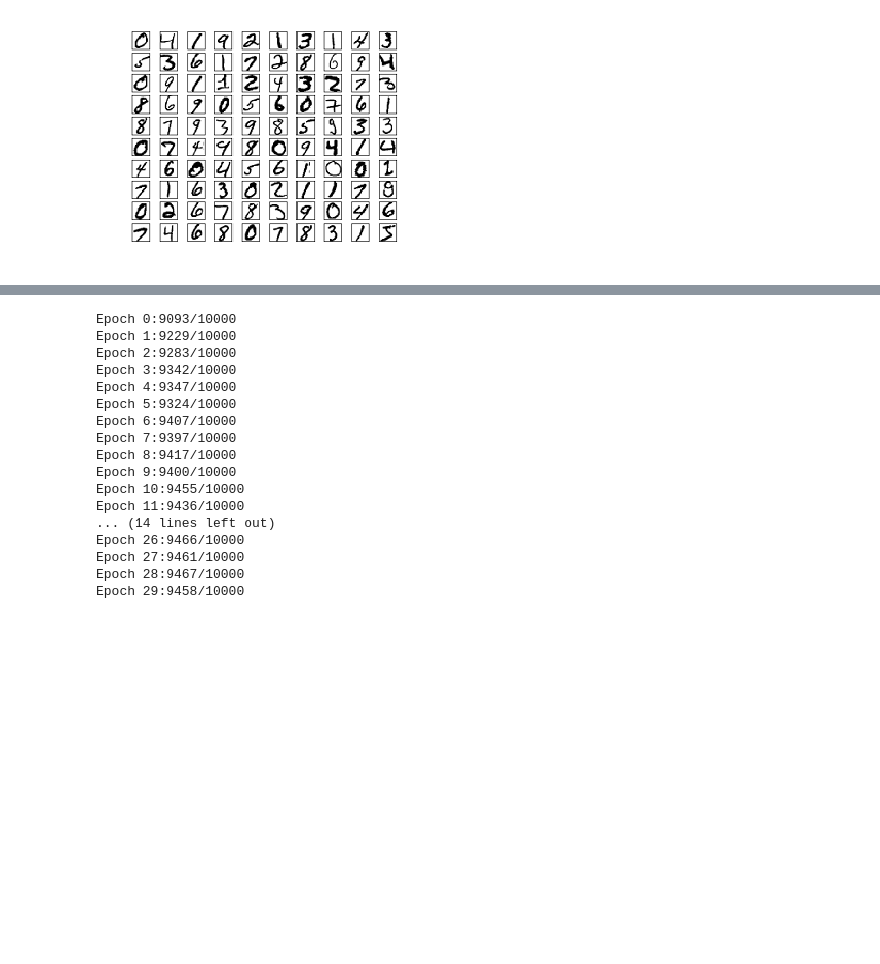
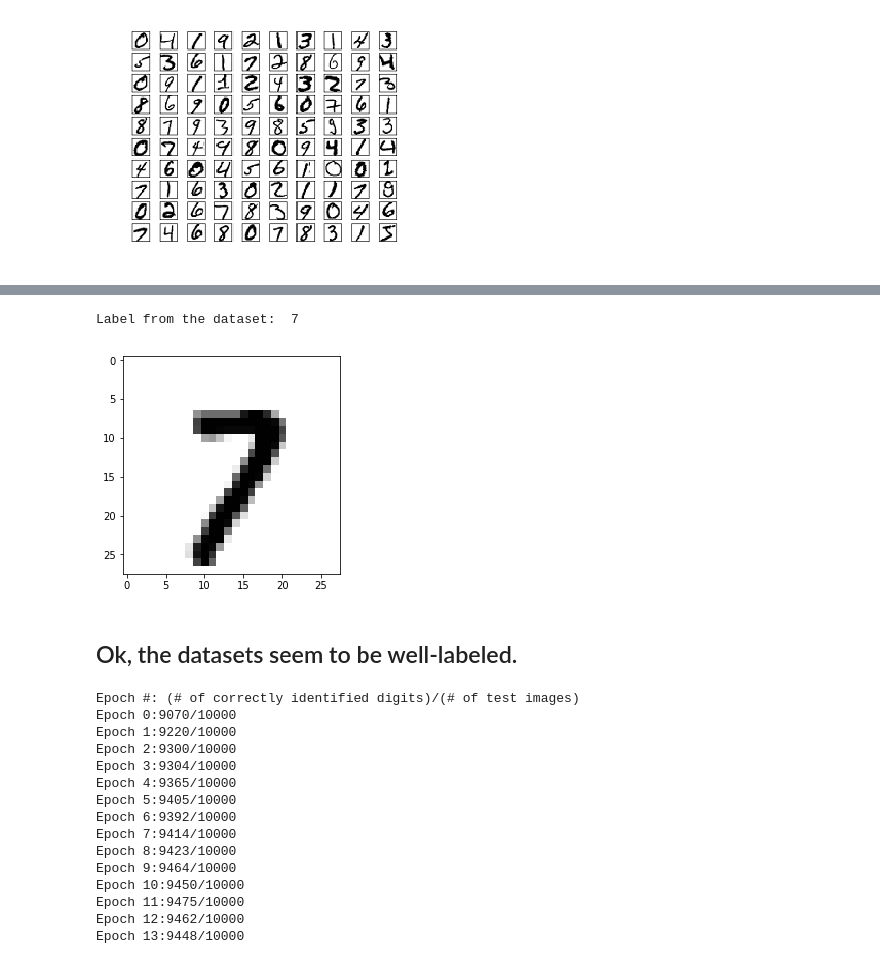
Before and after one commit to kvenkman/mnist_demo, a Jupyter notebook: DL_NN Chapter 1.ipynb, the cells around one changed output, grey strips where cells are left out. Drawn from its saved outputs; the diff is of its cells as text; code cells hidden in the pictures; blank space fills up the shorter version.

```diff
--- a/DL_NN Chapter 1.ipynb
+++ b/DL_NN Chapter 1.ipynb
@@ -18,3 +55,14 @@ imgplot = plt.imshow(img)
+# %%
+# Just for the heck of it, we can do this for the test dataset too
+test_images, test_labels = test_data
+index = random.randint(0, 10000)
+plt.imshow(test_images[index].reshape(28, 28), cmap = 'binary')
+print("Label from the dataset: ", test_labels[index])
+# %% [output]
+Label from the dataset:  7
+[figure, added]
+# %% [markdown]
+## Ok, the datasets seem to be well-labeled.
 # %%
 # Developing a neural network from scratch
 # Code from http://neuralnetworksanddeeplearning.com/chap1.html
@@ -114,22 +165,21 @@ training_data, validation_data, test_data = mnist_loader.load_data_wrapper()
 # %%
 net = Network([784, 30, 10])
 # %%
+print("Epoch #: (# of correctly identified digits)/(# of test images)")
 net.SGD(training_data, 30, 10, 3.0, test_data=test_data)
 # %% [output]
-Epoch 0:9093/10000
-Epoch 1:9229/10000
-Epoch 2:9283/10000
-Epoch 3:9342/10000
-Epoch 4:9347/10000
-Epoch 5:9324/10000
-Epoch 6:9407/10000
-Epoch 7:9397/10000
-Epoch 8:9417/10000
-Epoch 9:9400/10000
-Epoch 10:9455/10000
-Epoch 11:9436/10000
-... (14 lines left out)
-Epoch 26:9466/10000
-Epoch 27:9461/10000
-Epoch 28:9467/10000
-Epoch 29:9458/10000
+Epoch #: (# of correctly identified digits)/(# of test images)
+Epoch 0:9070/10000
+Epoch 1:9220/10000
+Epoch 2:9300/10000
+Epoch 3:9304/10000
+Epoch 4:9365/10000
+Epoch 5:9405/10000
+Epoch 6:9392/10000
+Epoch 7:9414/10000
+Epoch 8:9423/10000
+Epoch 9:9464/10000
+Epoch 10:9450/10000
+Epoch 11:9475/10000
+Epoch 12:9462/10000
+Epoch 13:9448/10000
```
Also changed, not shown: parts of 4 cells of this notebook.
